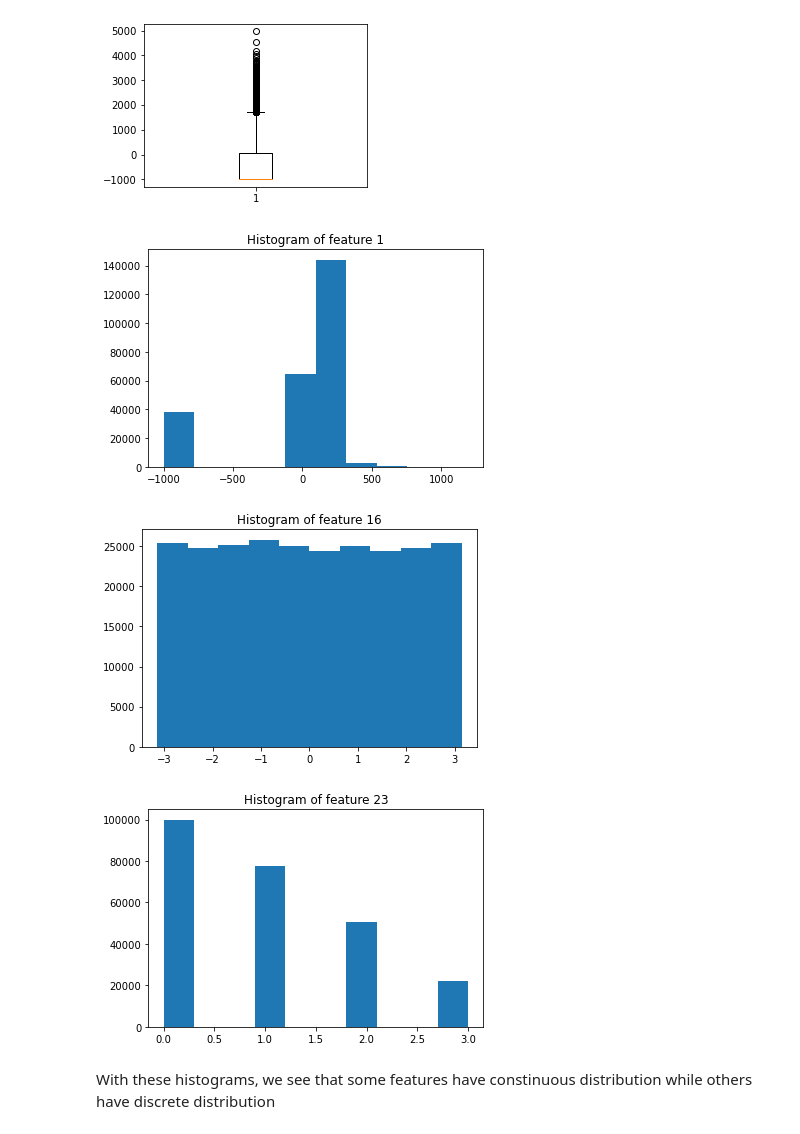
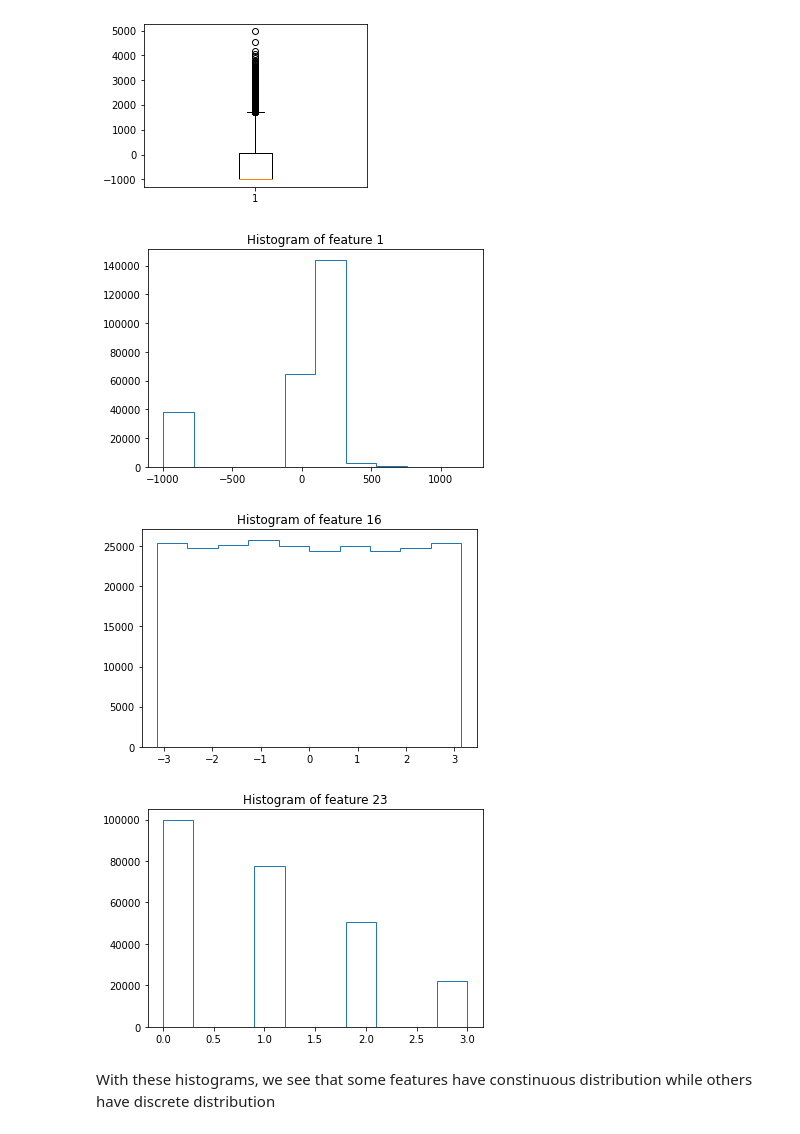
Before and after one commit to gaspardvilla/ML-Project, a Jupyter notebook: Project 1/scripts/project1.ipynb, the cells around one changed output. Drawn from its saved outputs; the diff is of its cells as text; code cells hidden in the pictures.

```diff
--- a/Project 1/scripts/project1.ipynb
+++ b/Project 1/scripts/project1.ipynb
@@ -57,21 +50,21 @@ plt.show()
 [figure]
 # %%
 # histogram of some features
-plt.hist(tX[:,0])
+plt.hist(tX[:,0], histtype = 'step')
 plt.title('Histogram of feature 1')
 plt.show()
 
-plt.hist(tX[:,15])
+plt.hist(tX[:,15], histtype = 'step')
 plt.title('Histogram of feature 16')
 plt.show()
 
-plt.hist(tX[:,22])
+plt.hist(tX[:,22], histtype = 'step')
 plt.title('Histogram of feature 23')
 plt.show()
 # %% [output]
-[figure, old version]
+[figure, new version]
-[figure, old version]
+[figure, new version]
-[figure, old version]
+[figure, new version]
 # %% [markdown]
 With these histograms, we see that some features have constinuous distribution while others have discrete distribution
 # %%
```
Also changed, not shown: parts of 40 cells of this notebook, 2 other files.
